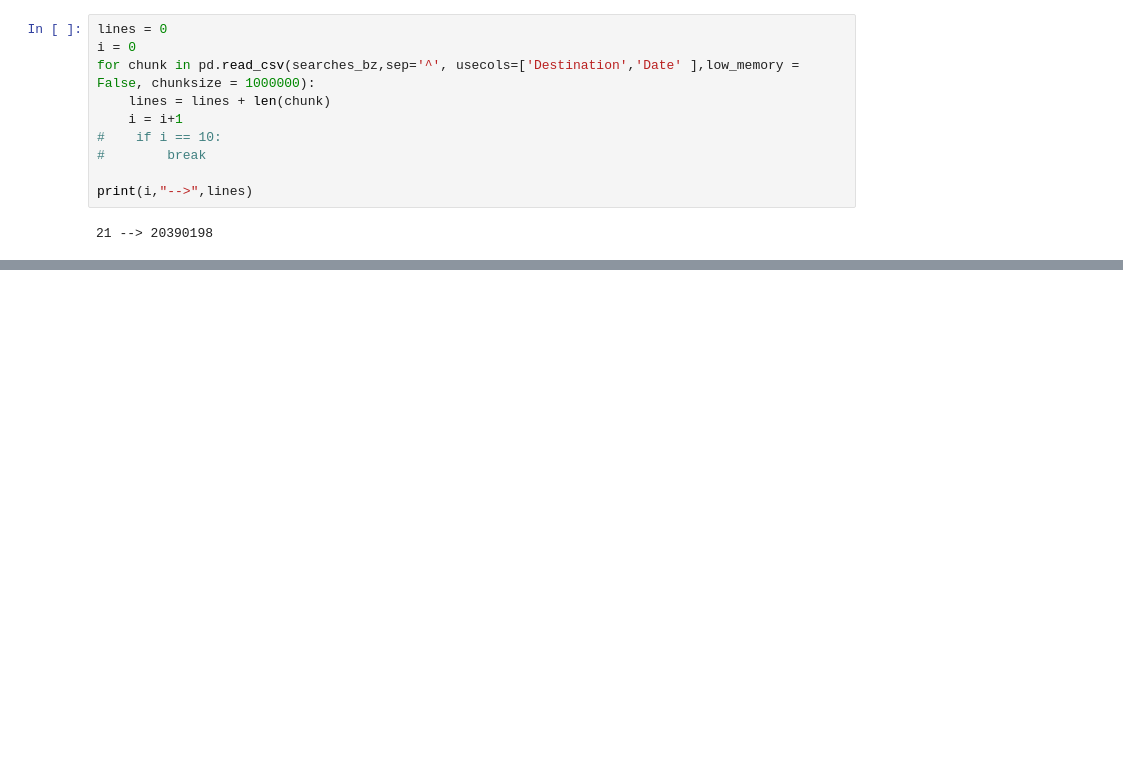
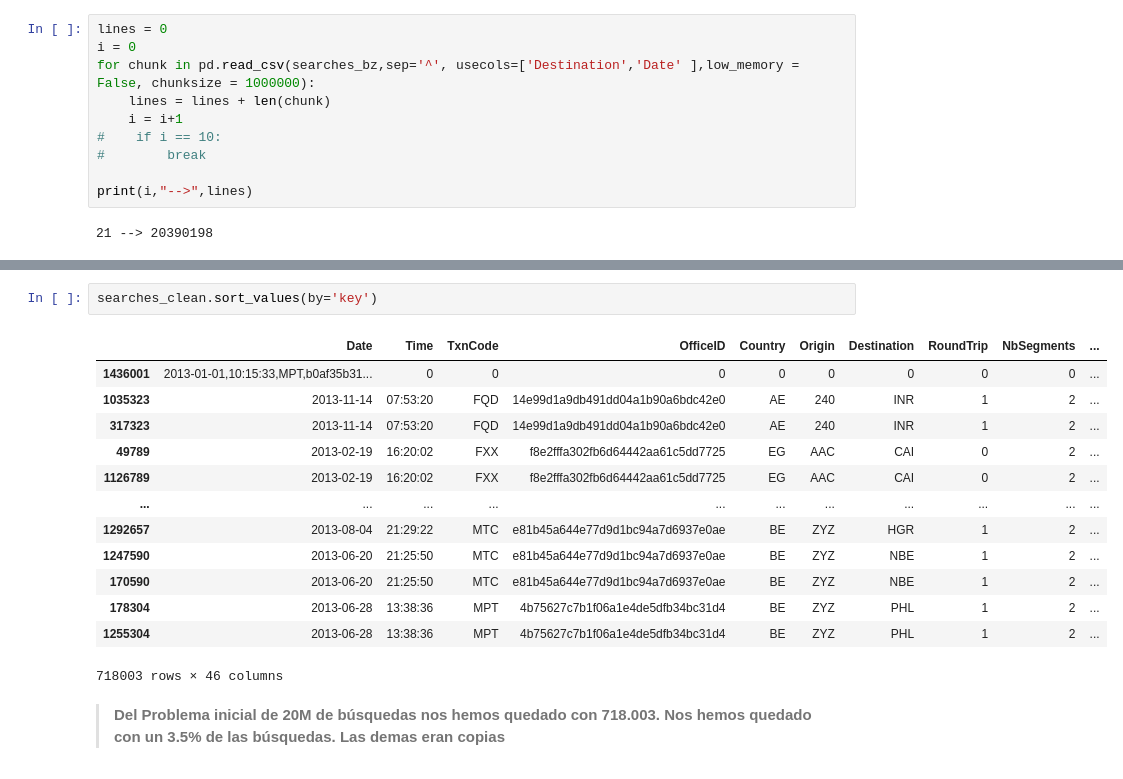
Before and after one commit to rgomezh/challenge, a Jupyter notebook: Ejercicio4.ipynb, the cells around one changed output, grey strips where cells are left out. Cells and saved outputs as stored; diff of their text form; blank space fills up the shorter version.

```diff
--- a/Ejercicio4.ipynb
+++ b/Ejercicio4.ipynb
@@ -522,0 +661,18 @@ print(i,"-->",lines)
+# %%
+searches_clean.sort_values(by='key')
+# %% [output]
+|  | Date | Time | TxnCode | OfficeID | Country | Origin | Destination | RoundTrip | NbSegments | ... |
+| 1436001 | 2013-01-01,10:15:33,MPT,b0af35b31... | 0 | 0 | 0 | 0 | 0 | 0 | 0 | 0 | ... |
+| 1035323 | 2013-11-14 | 07:53:20 | FQD | 14e99d1a9db491dd04a1b90a6bdc42e0 | AE | 240 | INR | 1 | 2 | ... |
+| 317323 | 2013-11-14 | 07:53:20 | FQD | 14e99d1a9db491dd04a1b90a6bdc42e0 | AE | 240 | INR | 1 | 2 | ... |
+| 49789 | 2013-02-19 | 16:20:02 | FXX | f8e2fffa302fb6d64442aa61c5dd7725 | EG | AAC | CAI | 0 | 2 | ... |
+| 1126789 | 2013-02-19 | 16:20:02 | FXX | f8e2fffa302fb6d64442aa61c5dd7725 | EG | AAC | CAI | 0 | 2 | ... |
+| ... | ... | ... | ... | ... | ... | ... | ... | ... | ... | ... |
+| 1292657 | 2013-08-04 | 21:29:22 | MTC | e81b45a644e77d9d1bc94a7d6937e0ae | BE | ZYZ | HGR | 1 | 2 | ... |
+| 1247590 | 2013-06-20 | 21:25:50 | MTC | e81b45a644e77d9d1bc94a7d6937e0ae | BE | ZYZ | NBE | 1 | 2 | ... |
+| 170590 | 2013-06-20 | 21:25:50 | MTC | e81b45a644e77d9d1bc94a7d6937e0ae | BE | ZYZ | NBE | 1 | 2 | ... |
+| 178304 | 2013-06-28 | 13:38:36 | MPT | 4b75627c7b1f06a1e4de5dfb34bc31d4 | BE | ZYZ | PHL | 1 | 2 | ... |
+| 1255304 | 2013-06-28 | 13:38:36 | MPT | 4b75627c7b1f06a1e4de5dfb34bc31d4 | BE | ZYZ | PHL | 1 | 2 | ... |
+718003 rows × 46 columns
+# %% [markdown]
+> **Del Problema inicial de 20M de búsquedas nos hemos quedado con 718.003. Nos hemos quedado con un 3.5% de las búsquedas. Las demas eran copias**
```
Also changed, not shown: parts of 23 cells of this notebook.
